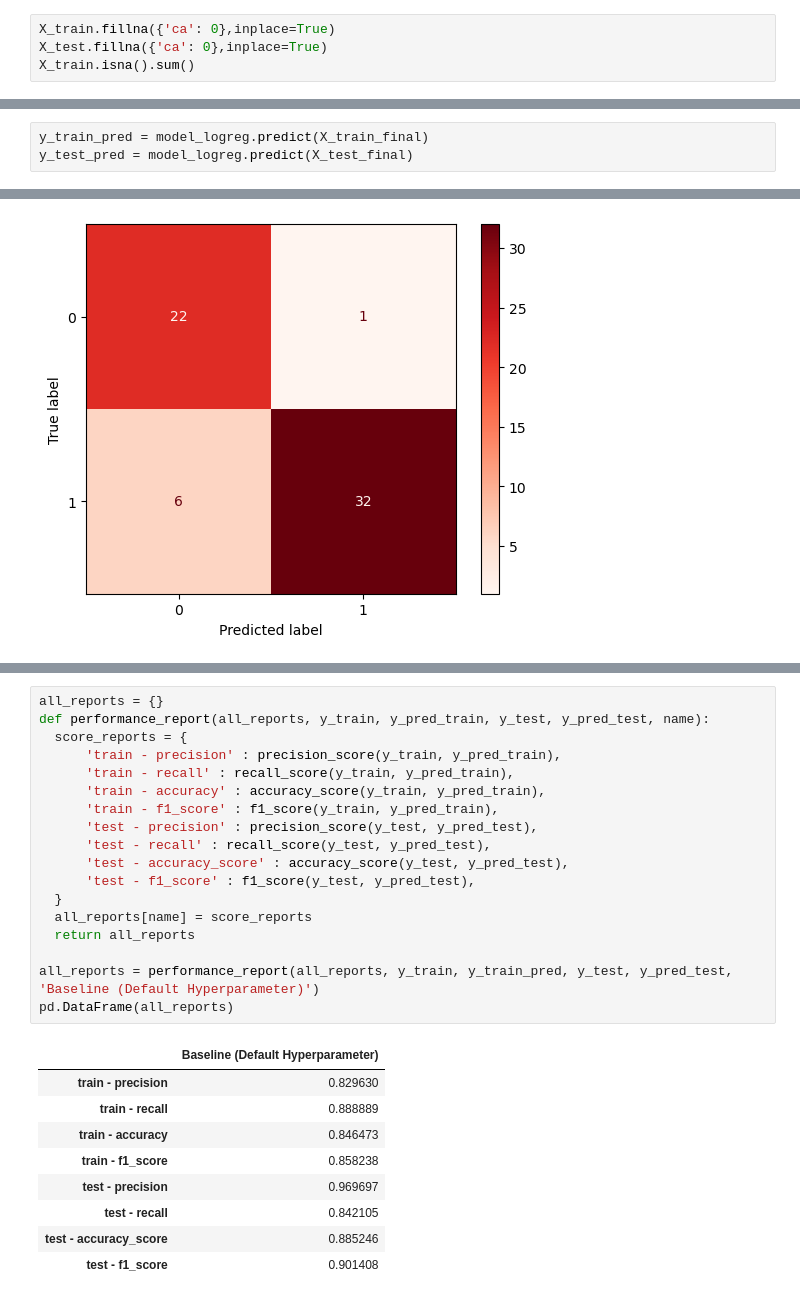
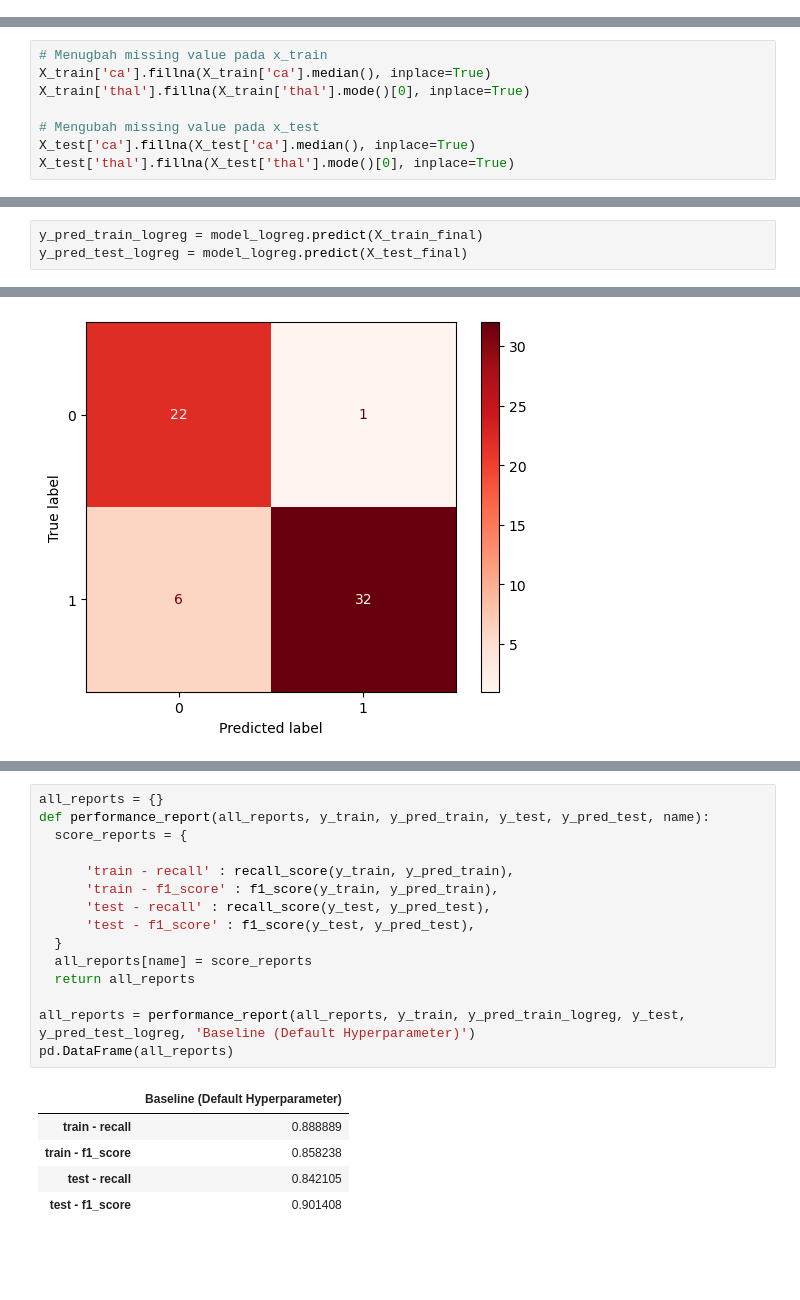
Before and after one commit to asanmaulana/kumpulan_ngc, a Jupyter notebook: h8dsft_ngc_ml_w2_asan.ipynb, the cells around one changed output, grey strips where cells are left out. Cells and saved outputs as stored; diff of their text form; blank space fills up the shorter version.

```diff
--- a/h8dsft_ngc_ml_w2_asan.ipynb
+++ b/h8dsft_ngc_ml_w2_asan.ipynb
@@ -403,7 +403,3 @@ X_train[X_train['ca'].isna()]
 | 158 | 58 | Male | 1 | 125 | 220 | 0 | 1 | 144 | 0 | 0.4 | Flat | ... |
 # %% [markdown]
 Karena semua data itu ada dan tidak terdapat missing value pada data lainnya, kemudian ketika kita lihat kardinality ternyata ada data dengan ca itu 0 maka saya simpulkan ini adalah kesalahan memasukkan data dari manusia maka kita bisa masukkan 0 pada data ini.
-# %%
-X_train.fillna({'ca': 0},inplace=True)
-X_test.fillna({'ca': 0},inplace=True)
-X_train.isna().sum()
@@ -424,0 +406,8 @@ dtype: int64
+# %%
+# Menugbah missing value pada x_train
+X_train['ca'].fillna(X_train['ca'].median(), inplace=True)
+X_train['thal'].fillna(X_train['thal'].mode()[0], inplace=True)
+
+# Mengubah missing value pada x_test
+X_test['ca'].fillna(X_test['ca'].median(), inplace=True)
+X_test['thal'].fillna(X_test['thal'].mode()[0], inplace=True)
@@ -686,7 +679,7 @@ model_logreg.fit(X_train_final, y_train)
 # %% [output]
 LogisticRegression(random_state=12)
 # %%
-y_train_pred = model_logreg.predict(X_train_final)
-y_test_pred = model_logreg.predict(X_test_final)
+y_pred_train_logreg = model_logreg.predict(X_train_final)
+y_pred_test_logreg = model_logreg.predict(X_test_final)
 # %%
 # Recall untuk training set
@@ -742,28 +758,21 @@ Confusion Matrix      :
 # %%
 all_reports = {}
 def performance_report(all_reports, y_train, y_pred_train, y_test, y_pred_test, name):
   score_reports = {
-      'train - precision' : precision_score(y_train, y_pred_train),
+
       'train - recall' : recall_score(y_train, y_pred_train),
-      'train - accuracy' : accuracy_score(y_train, y_pred_train),
       'train - f1_score' : f1_score(y_train, y_pred_train),
-      'test - precision' : precision_score(y_test, y_pred_test),
       'test - recall' : recall_score(y_test, y_pred_test),
-      'test - accuracy_score' : accuracy_score(y_test, y_pred_test),
       'test - f1_score' : f1_score(y_test, y_pred_test),
   }
   all_reports[name] = score_reports
   return all_reports
 
-all_reports = performance_report(all_reports, y_train, y_train_pred, y_test, y_pred_test, 'Baseline (Default Hyperparameter)')
+all_reports = performance_report(all_reports, y_train, y_pred_train_logreg, y_test, y_pred_test_logreg, 'Baseline (Default Hyperparameter)')
 pd.DataFrame(all_reports)
 # %% [output]
 |  | Baseline (Default Hyperparameter) |
-| train - precision | 0.829630 |
 | train - recall | 0.888889 |
-| train - accuracy | 0.846473 |
 | train - f1_score | 0.858238 |
-| test - precision | 0.969697 |
 | test - recall | 0.842105 |
-| test - accuracy_score | 0.885246 |
 | test - f1_score | 0.901408 |
```
Also changed, not shown: parts of 60 cells of this notebook.
